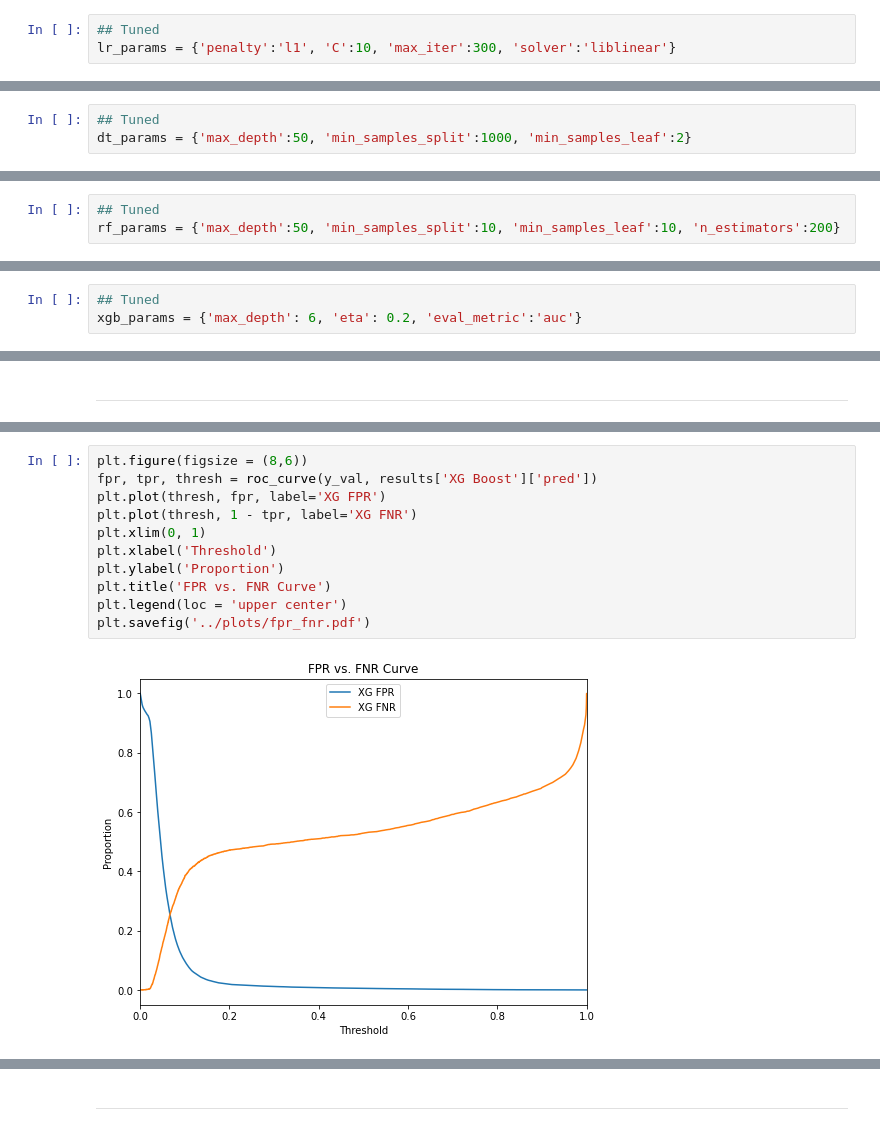
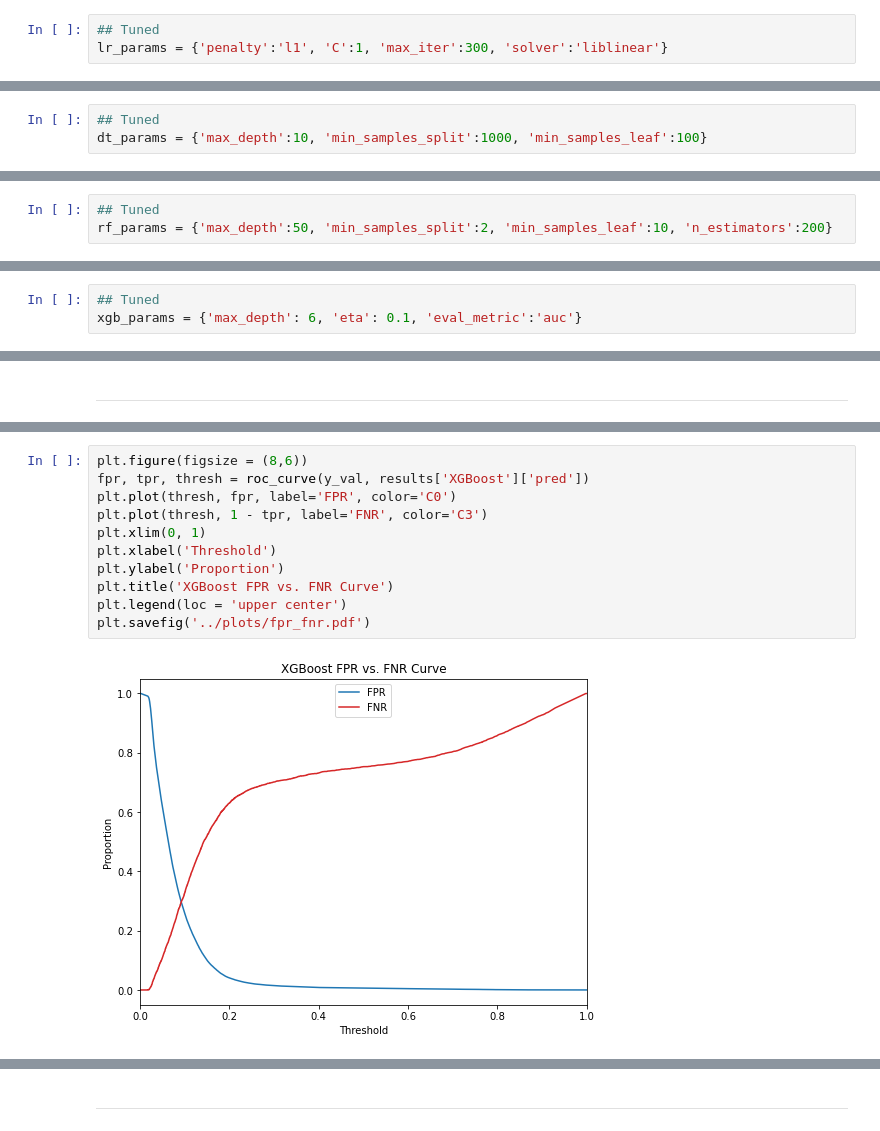
Before and after one commit to sjo302/Capstone, a Jupyter notebook: Notebooks/10_models.ipynb, the cells around one changed output, grey strips where cells are left out. Cells and saved outputs as stored; diff of their text form.

```diff
--- a/Notebooks/10_models.ipynb
+++ b/Notebooks/10_models.ipynb
@@ -85,7 +89,7 @@ X_train_up, y_train_up = upsample(X_train, y_train)
 lr_params = {'penalty':'l2', 'C':1.0, 'max_iter':100, 'solver':'liblinear'}
 # %%
 ## Tuned
-lr_params = {'penalty':'l1', 'C':10, 'max_iter':300, 'solver':'liblinear'}
+lr_params = {'penalty':'l1', 'C':1, 'max_iter':300, 'solver':'liblinear'}
 # %% [markdown]
 #### Decision Tree
 # %%
@@ -93,7 +97,7 @@ lr_params = {'penalty':'l1', 'C':10, 'max_iter':300, 'solver':'liblinear'}
 dt_params = {'max_depth':None, 'min_samples_split':2, 'min_samples_leaf':1}
 # %%
 ## Tuned
-dt_params = {'max_depth':50, 'min_samples_split':1000, 'min_samples_leaf':2}
+dt_params = {'max_depth':10, 'min_samples_split':1000, 'min_samples_leaf':100}
 # %% [markdown]
 #### Random Forest
 # %%
@@ -101,4 +105,4 @@ dt_params = {'max_depth':50, 'min_samples_split':1000, 'min_samples_leaf':2}
 rf_params = {'max_depth':None, 'min_samples_split':2, 'min_samples_leaf':1}
 # %%
 ## Tuned
-rf_params = {'max_depth':50, 'min_samples_split':10, 'min_samples_leaf':10, 'n_estimators':200}
+rf_params = {'max_depth':50, 'min_samples_split':2, 'min_samples_leaf':10, 'n_estimators':200}
@@ -109,7 +113,7 @@ rf_params = {'max_depth':50, 'min_samples_split':10, 'min_samples_leaf':10, 'n_e
 xgb_params = {'max_depth': 6, 'eta': 0.3, 'eval_metric':'auc'}
 # %%
 ## Tuned
-xgb_params = {'max_depth': 6, 'eta': 0.2, 'eval_metric':'auc'}
+xgb_params = {'max_depth': 6, 'eta': 0.1, 'eval_metric':'auc'}
 # %% [markdown]
 #### Full parameter dictionary
 # %%
@@ -380,13 +418,13 @@ plt.savefig('../plots/fnr_curve.pdf')
 # %%
 plt.figure(figsize = (8,6))
-fpr, tpr, thresh = roc_curve(y_val, results['XG Boost']['pred'])
-plt.plot(thresh, fpr, label='XG FPR')
-plt.plot(thresh, 1 - tpr, label='XG FNR')
+fpr, tpr, thresh = roc_curve(y_val, results['XGBoost']['pred'])
+plt.plot(thresh, fpr, label='FPR', color='C0')
+plt.plot(thresh, 1 - tpr, label='FNR', color='C3')
 plt.xlim(0, 1)
 plt.xlabel('Threshold')
 plt.ylabel('Proportion')
-plt.title('FPR vs. FNR Curve')
+plt.title('XGBoost FPR vs. FNR Curve')
 plt.legend(loc = 'upper center')
 plt.savefig('../plots/fpr_fnr.pdf')
 # %% [output]
-[figure, old version]
+[figure, new version]
```
Also changed, not shown: parts of 48 cells of this notebook, 15 other files.
